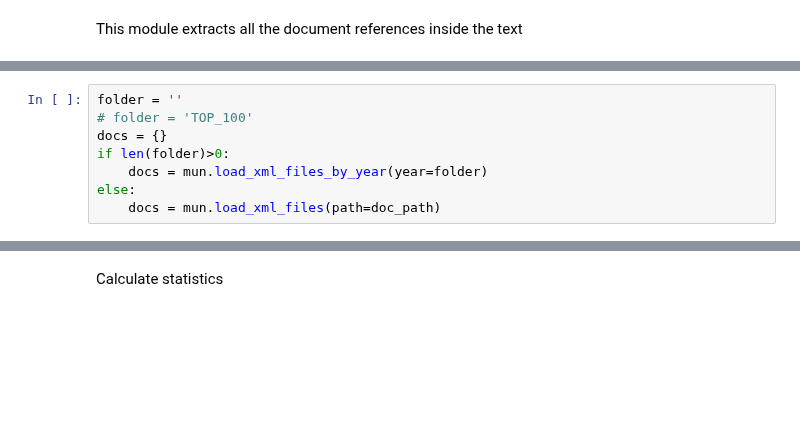
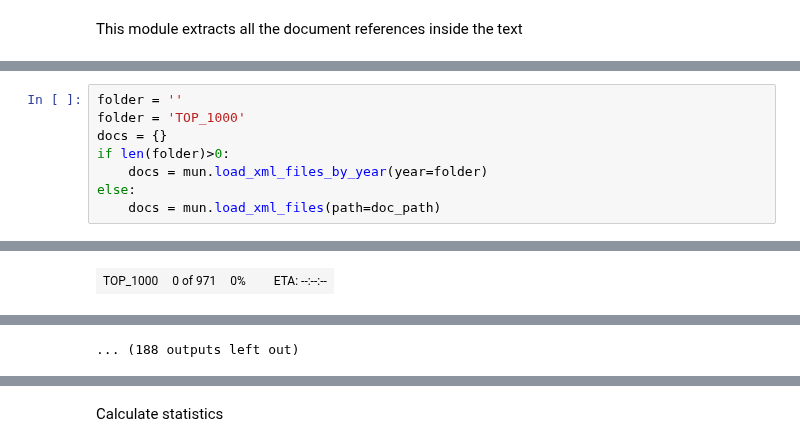
Before and after one commit to jannah/MultiUN_Map, a Jupyter notebook: util/link_extraction/Extract Document Links.ipynb, the cells around one changed output, grey strips where cells are left out. Saved outputs shown, nothing was run; the diff lists cells and outputs as text; blank space fills up the shorter version.

```diff
--- a/util/link_extraction/Extract Document Links.ipynb
+++ b/util/link_extraction/Extract Document Links.ipynb
@@ -12,8 +14,9 @@ doc_path = 'C:/Users/Hassan/Documents/iSchool/NLP/United Nations/multiUN.en/un/x
 # %%
 folder = ''
-# folder = 'TOP_100'
+folder = 'TOP_1000'
 docs = {}
 if len(folder)>0:
     docs = mun.load_xml_files_by_year(year=folder)
 else:
     docs = mun.load_xml_files(path=doc_path)
+# %% [output]
@@ -19,0 +25 @@ else:
+| TOP_1000 | 0 of 971 | 0% |  | ETA: --:--:-- |
@@ -20,2 +35,3 @@ else:
+... (188 outputs left out)
 # %%
 doc_links = mun.extract_links_from_documents(docs)
```
Also changed, not shown: parts of 10 cells of this notebook, 34 other files.
